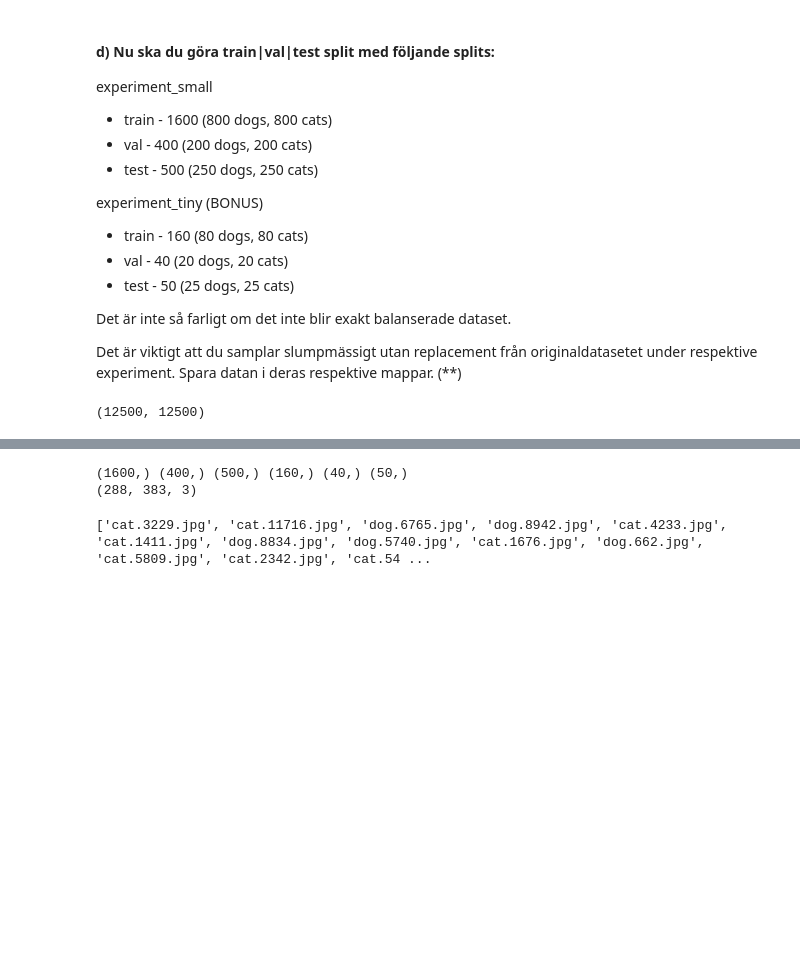
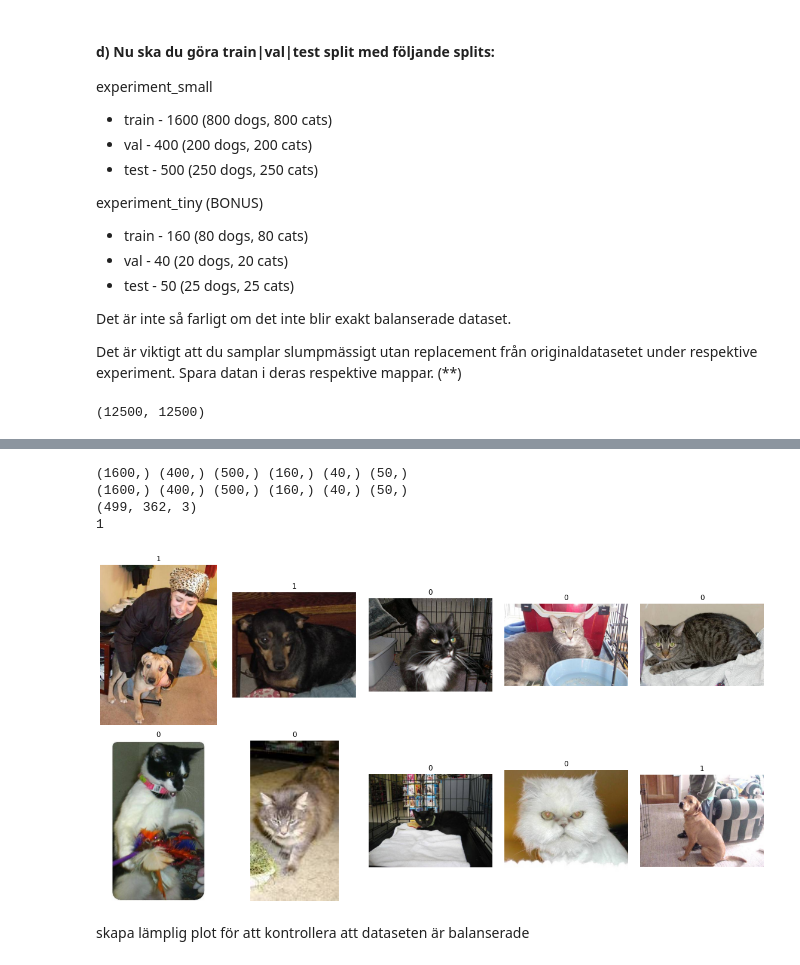
Before and after one commit to Anna-MariaSjolund/Deep-Learning-Anna-MariaSjolund, a Jupyter notebook: labs/lab_dogs_vs_cats.ipynb, the cells around one changed output, grey strips where cells are left out. Drawn from its saved outputs; the diff is of its cells as text; code cells hidden in the pictures; blank space fills up the shorter version.

Commit message:
Added plots for sizes

```diff
--- a/labs/lab_dogs_vs_cats.ipynb
+++ b/labs/lab_dogs_vs_cats.ipynb
@@ -152,42 +148,56 @@ skapa lämplig plot för att kontrollera att dataseten är slumpade (dvs inte ex
 # %%
-def read_images(folder_path, return_labels = False):
+def read_images(folder_path):
 
     data = []
+    labels = []
     img_names = os.listdir(folder_path)
+
     for file in img_names:
         data.append(plt.imread(f"{folder_path}/{file}"))
-
     data = np.asarray(data, dtype=object)
 
-    if return_labels == False:
-        return data
-    else:
-        return img_names
+    for img_name in img_names:
+        if "cat" in img_name:
+            labels.append(0)
+        else:
+            labels.append(1)
+    labels = np.asarray(labels, dtype=object)
+
+    np.random.seed(42)
+    np.random.shuffle(data)
+    np.random.seed(42)
+    np.random.shuffle(labels)
+
+    return data, labels
 # %%
-small_train = read_images("experiment_small_data/train")
-small_val = read_images("experiment_small_data/val")
-small_test = read_images("experiment_small_data/test")
+X_train_small, y_train_small = read_images("experiment_small_data/train")
+X_val_small, y_val_small  = read_images("experiment_small_data/val")
+X_test_small, y_test_small = read_images("experiment_small_data/test")
 
-tiny_train = read_images("experiment_tiny_data/train")
-tiny_val = read_images("experiment_tiny_data/val")
-tiny_test = read_images("experiment_tiny_data/test")
+X_train_tiny, y_train_tiny = read_images("experiment_tiny_data/train")
+X_val_tiny, y_val_tiny = read_images("experiment_tiny_data/val")
+X_test_tiny, y_test_tiny = read_images("experiment_tiny_data/test")
-# %%
-print(small_train.shape, small_val.shape, small_test.shape, tiny_train.shape, tiny_val.shape, tiny_test.shape)
-print(small_train[0].shape)
-# %% [output]
-(1600,) (400,) (500,) (160,) (40,) (50,)
-(288, 383, 3)
-# %%
-def split_data(data, folder_path_labels):
-
-    img_names = read_images(folder_path_labels, return_labels=True)
-    labels = []
-
-    for img_name in img_names:
-        if "cat" in img_name:
-        labels.append()
-
-
-split_data(tiny_test, "experiment_tiny_data/test")
-# %% [output]
-['cat.3229.jpg', 'cat.11716.jpg', 'dog.6765.jpg', 'dog.8942.jpg', 'cat.4233.jpg', 'cat.1411.jpg', 'dog.8834.jpg', 'dog.5740.jpg', 'cat.1676.jpg', 'dog.662.jpg', 'cat.5809.jpg', 'cat.2342.jpg', 'cat.54 ...
+# %%
+print(X_train_small.shape, X_val_small.shape, X_test_small.shape, X_train_tiny.shape, X_val_tiny.shape, X_test_tiny.shape)
+print(y_train_small.shape, y_val_small.shape, y_test_small.shape, y_train_tiny.shape, y_val_tiny.shape, y_test_tiny.shape)
+
+print(X_train_small[0].shape)
+print(y_train_small[0])
+# %% [output]
+(1600,) (400,) (500,) (160,) (40,) (50,)
+(1600,) (400,) (500,) (160,) (40,) (50,)
+(499, 362, 3)
+1
+# %%
+fig, axes = plt.subplots(2, 5, figsize=(20, 20))
+
+for i, ax, label in zip(range(25), axes.flatten(), y_train_small):
+    ax.imshow(X_train_small[i])
+    ax.axis("off")
+    ax.set(title=label)
+
+fig.subplots_adjust(wspace=0.1, hspace=0.1, bottom=0.01, top=0.4)
+# %% [output]
+[figure, added]
+# %% [markdown]
+skapa lämplig plot för att kontrollera att dataseten är balanserade
```
Also changed, not shown: parts of 12 cells of this notebook.
